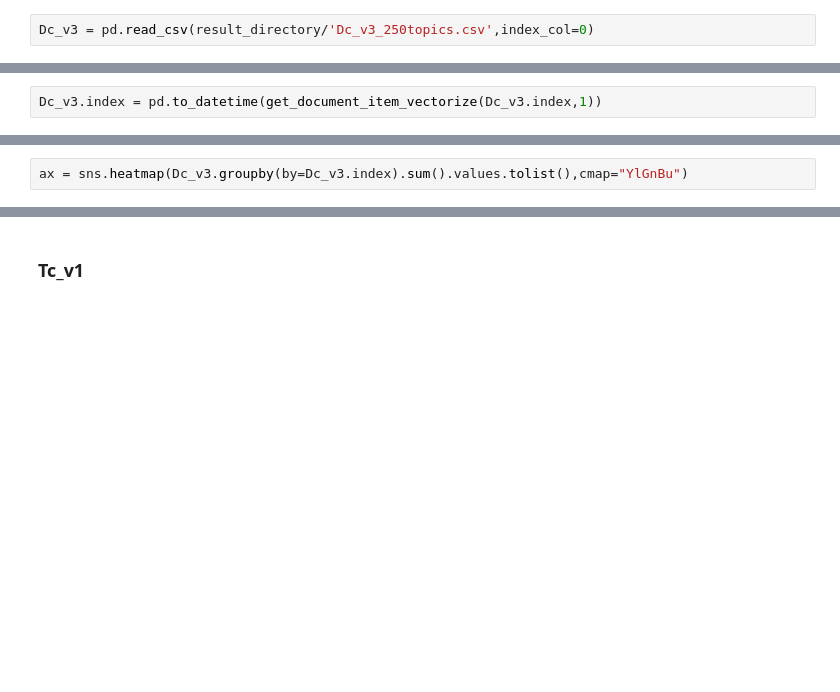
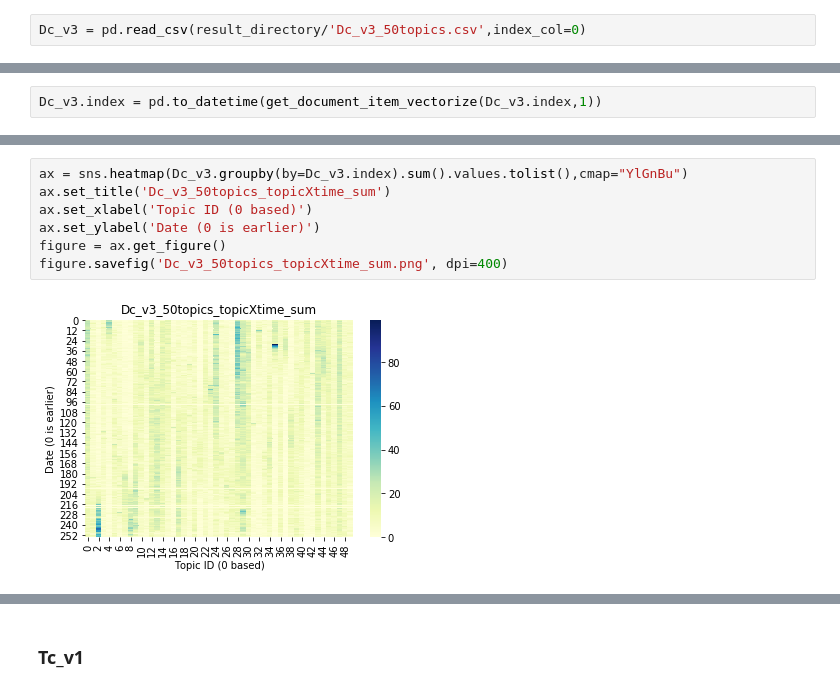
Before and after one commit to raymond180/FINRA_TRACE, a Jupyter notebook: TopicModeling/topic_modeling_gensimLDA_analysis.ipynb, the cells around one changed output, grey strips where cells are left out. Saved outputs shown, nothing was run; the diff lists cells and outputs as text; blank space fills up the shorter version.

```diff
--- a/TopicModeling/topic_modeling_gensimLDA_analysis.ipynb
+++ b/TopicModeling/topic_modeling_gensimLDA_analysis.ipynb
@@ -75,6 +75,6 @@ ax = sns.heatmap(Dc_v2.groupby(by=Dc_v2.index).mean().values.tolist(),vmin=0,vma
 # %% [markdown]
 ### Dc_v3
 # %%
-Dc_v3 = pd.read_csv(result_directory/'Dc_v3_250topics.csv',index_col=0)
+Dc_v3 = pd.read_csv(result_directory/'Dc_v3_50topics.csv',index_col=0)
 # %%
 Dc_v3.head(3)
@@ -87,4 +99,11 @@ Dc_v3.head(3)
 # %%
 ax = sns.heatmap(Dc_v3.groupby(by=Dc_v3.index).sum().values.tolist(),cmap="YlGnBu")
+ax.set_title('Dc_v3_50topics_topicXtime_sum')
+ax.set_xlabel('Topic ID (0 based)')
+ax.set_ylabel('Date (0 is earlier)')
+figure = ax.get_figure()
+figure.savefig('Dc_v3_50topics_topicXtime_sum.png', dpi=400)
+# %% [output]
+[figure, added]
 # %%
 ax = sns.heatmap(Dc_v3.groupby(by=Dc_v3.index).mean().values.tolist(),vmin=0,vmax=1,center=0.5,cmap="YlGnBu")
```
Also changed, not shown: parts of 5 cells of this notebook, 4 other files.
